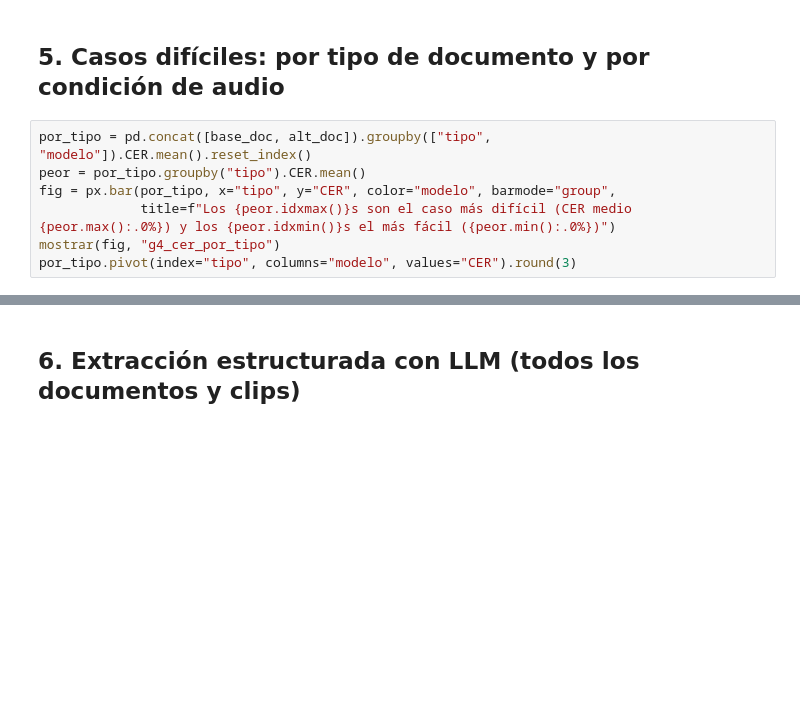
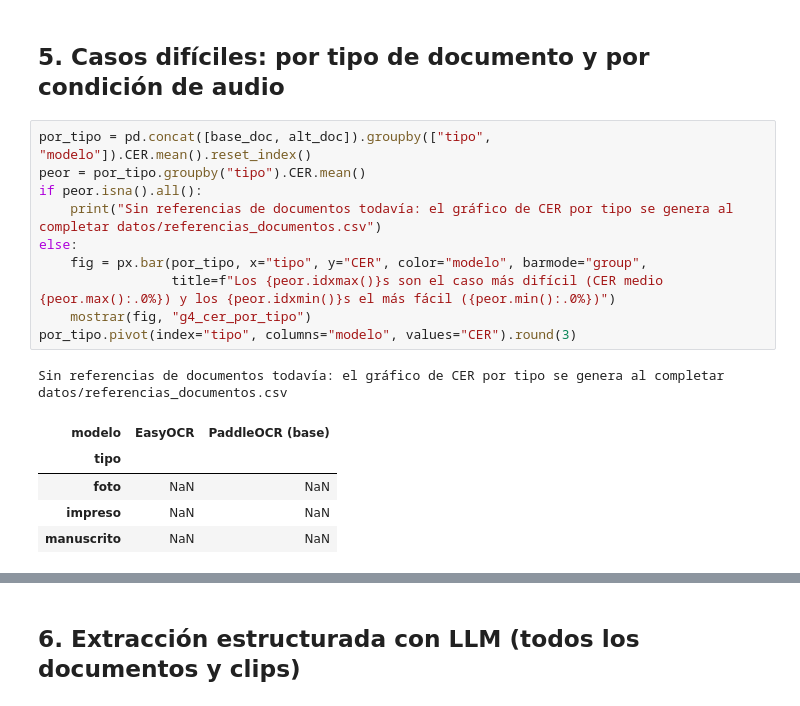
Before and after one commit to roddyhuarhua-hub/Data-Science-Python, a Jupyter notebook: tarea_2/02_evaluacion.ipynb, the cells around one changed output, grey strips where cells are left out. Saved outputs shown, nothing was run; the diff lists cells and outputs as text; blank space fills up the shorter version.

```diff
--- a/tarea_2/02_evaluacion.ipynb
+++ b/tarea_2/02_evaluacion.ipynb
@@ -115,10 +151,20 @@ print(f"Resultados Test: WER: {mejor_aud.WER:.2f} ({mejor_aud.modelo}) | CER: {m
 # %%
 por_tipo = pd.concat([base_doc, alt_doc]).groupby(["tipo", "modelo"]).CER.mean().reset_index()
 peor = por_tipo.groupby("tipo").CER.mean()
-fig = px.bar(por_tipo, x="tipo", y="CER", color="modelo", barmode="group",
-             title=f"Los {peor.idxmax()}s son el caso más difícil (CER medio {peor.max():.0%}) y los {peor.idxmin()}s el más fácil ({peor.min():.0%})")
-mostrar(fig, "g4_cer_por_tipo")
+if peor.isna().all():
+    print("Sin referencias de documentos todavía: el gráfico de CER por tipo se genera al completar datos/referencias_documentos.csv")
+else:
+    fig = px.bar(por_tipo, x="tipo", y="CER", color="modelo", barmode="group",
+                 title=f"Los {peor.idxmax()}s son el caso más difícil (CER medio {peor.max():.0%}) y los {peor.idxmin()}s el más fácil ({peor.min():.0%})")
+    mostrar(fig, "g4_cer_por_tipo")
 por_tipo.pivot(index="tipo", columns="modelo", values="CER").round(3)
+# %% [output]
+Sin referencias de documentos todavía: el gráfico de CER por tipo se genera al completar datos/referencias_documentos.csv
+| modelo | EasyOCR | PaddleOCR (base) |
+| tipo |  |  |
+| foto | NaN | NaN |
+| impreso | NaN | NaN |
+| manuscrito | NaN | NaN |
 # %%
 w = pd.concat([base_aud, alt_aud]); w["condicion"] = w.condicion.str.split(",").str[-1].str.strip()
 fig = px.bar(w.groupby(["condicion", "modelo"]).WER.mean().reset_index(), x="condicion", y="WER", color="modelo", barmode="group",
```
Also changed, not shown: parts of 10 cells of this notebook, 8 other files.
